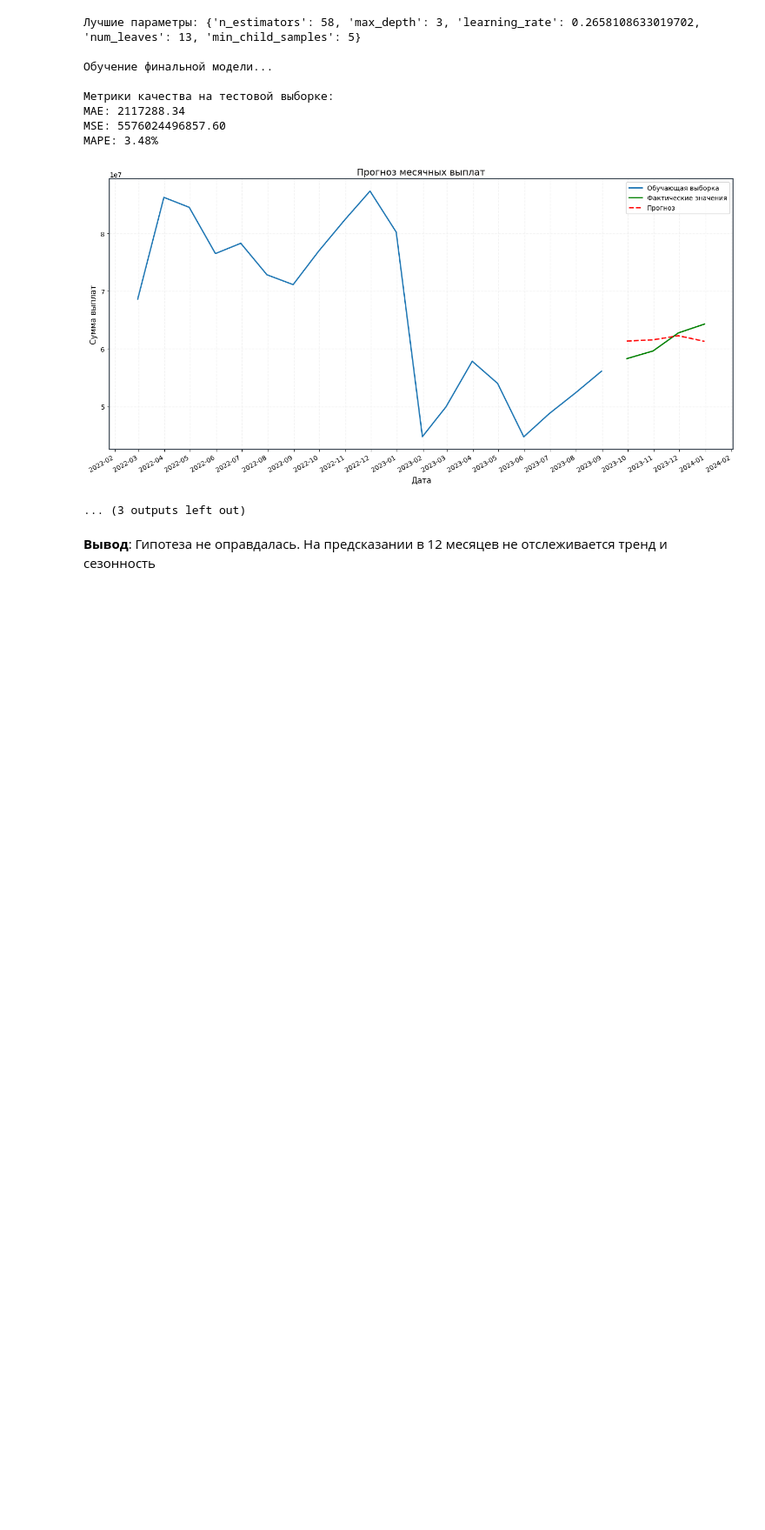
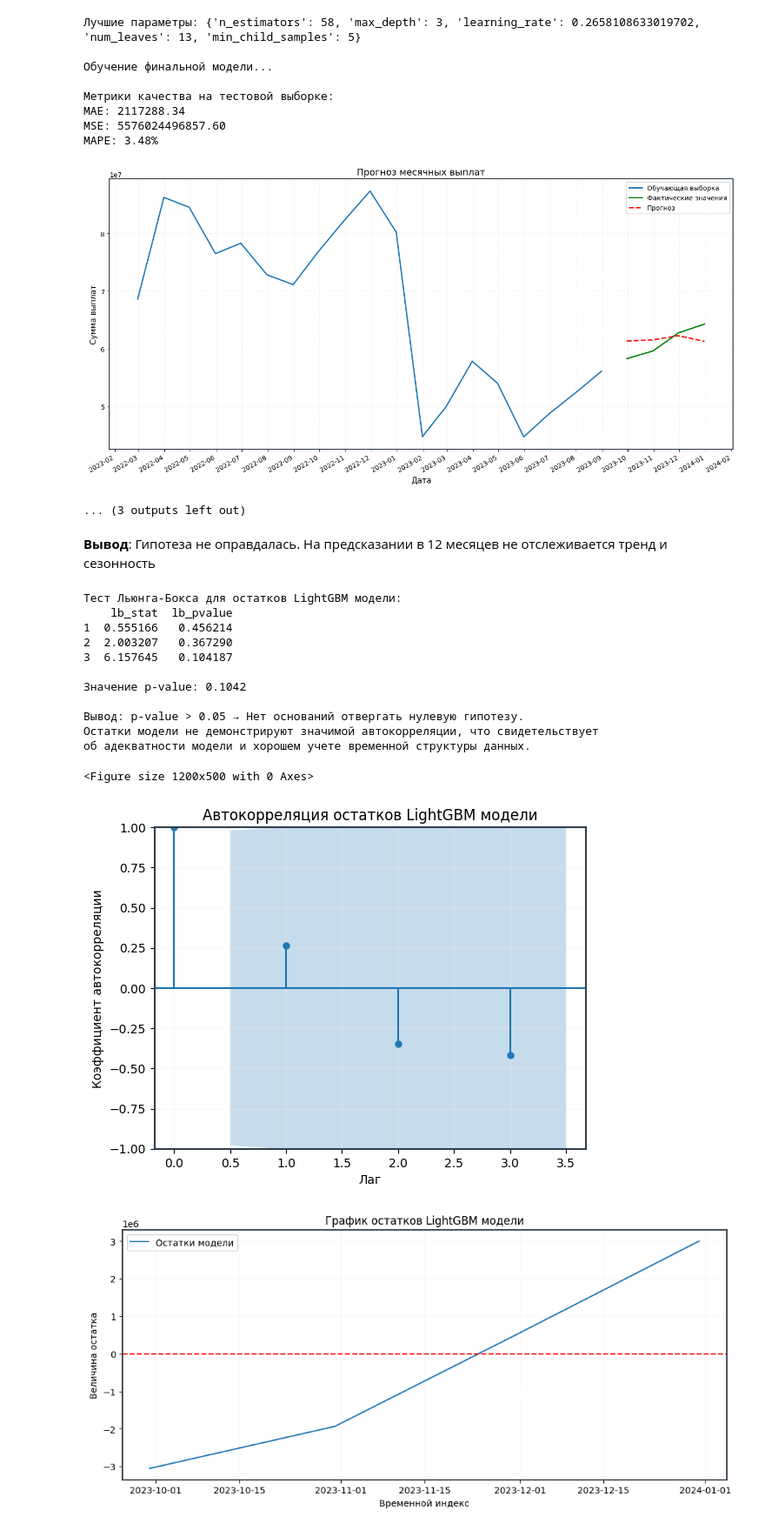
Before and after one commit to MaximIgitov/cup_it_25, a Jupyter notebook: hypotheses/h2_gb_lags.ipynb, the cells around one changed output. Shown at 87% size. Cells and saved outputs as stored; diff of their text form; code cells hidden in the pictures; blank space fills up the shorter version.

```diff
--- a/hypotheses/h2_gb_lags.ipynb
+++ b/hypotheses/h2_gb_lags.ipynb
@@ -319,3 +319,79 @@ MAPE: 3.48%
 ... (3 outputs left out)
 # %% [markdown]
 **Вывод**: Гипотеза не оправдалась. На предсказании в 12 месяцев не отслеживается тренд и сезонность
+# %%
+from statsmodels.stats.diagnostic import acorr_ljungbox
+from statsmodels.graphics.tsaplots import plot_acf
+
+# 1. Получение остатков модели
+residuals = y_test - test['forecast']
+
+# 2. Автоматический подбор максимального количества лагов
+max_possible_lags = min(12, len(residuals) - 1)  # Не больше 12 и не больше len(residuals)-1
+
+# 3. Тест Льюнга-Бокса
+if max_possible_lags > 0:
+    print("\nТест Льюнга-Бокса для остатков LightGBM модели:")
+    lb_test = acorr_ljungbox(residuals, lags=max_possible_lags, return_df=True)
+    print(lb_test)
+
+    # 4. Анализ p-value
+    p_value = lb_test['lb_pvalue'].iloc[-1]
+    print(f"\nЗначение p-value: {p_value:.4f}")
+
+    # 5. Интерпретация результатов
+    if p_value > 0.05:
+        print("\nВывод: p-value > 0.05 → Нет оснований отвергать нулевую гипотезу.")
+        print("Остатки модели не демонстрируют значимой автокорреляции, что свидетельствует")
+        print("об адекватности модели и хорошем учете временной структуры данных.")
+    else:
+        print("\nВывод: p-value ≤ 0.05 → Отвергаем нулевую гипотезу.")
+        print("Остатки содержат значимую автокорреляцию, что указывает на:")
+        print("- Неучтенные временные зависимости в модели")
+        print("- Возможную необходимость добавления дополнительных лагов")
+        print("- Недостаточное количество признаков для описания сезонности")
+
+    # 6. Визуализация автокорреляции остатков
+    plt.figure(figsize=(12, 5))
+    plot_acf(residuals, lags=max_possible_lags, alpha=0.05, title='Автокорреляция остатков LightGBM модели')
+    plt.xlabel('Лаг')
+    plt.ylabel('Коэффициент автокорреляции')
+    plt.grid(True, alpha=0.3)
+    plt.show()
+
+    # 7. Дополнительная диагностика: график остатков
+    plt.figure(figsize=(12, 5))
+    plt.plot(residuals, label='Остатки модели')
+    plt.axhline(0, color='red', linestyle='--')
+    plt.title('График остатков LightGBM модели')
+    plt.xlabel('Временной индекс')
+    plt.ylabel('Величина остатка')
+    plt.legend()
+    plt.grid(True, alpha=0.3)
+    plt.show()
+else:
+    print("\nНедостаточно данных для выполнения теста Льюнга-Бокса (требуется минимум 2 наблюдения).")
+
+# 8. Рекомендации по улучшению модели (если найдена автокорреляция)
+if 'p_value' in locals() and p_value <= 0.05:
+    print("\nРекомендации по улучшению модели:")
+    print("1. Добавьте больше временных лагов (lag_12, lag_24)")
+    print("2. Включите сезонные фичи (месяц, квартал)")
+    print("3. Попробуйте добавить скользящие статистики за 12 месяцев")
+    print("4. Рассмотрите комбинацию с ARIMA для моделирования остатков")
+    print("5. Увеличьте глубину дерева (max_depth) для лучшего учета долгосрочных зависимостей")
+# %% [output]
+Тест Льюнга-Бокса для остатков LightGBM модели:
+    lb_stat  lb_pvalue
+1  0.555166   0.456214
+2  2.003207   0.367290
+3  6.157645   0.104187
+
+Значение p-value: 0.1042
+
+Вывод: p-value > 0.05 → Нет оснований отвергать нулевую гипотезу.
+Остатки модели не демонстрируют значимой автокорреляции, что свидетельствует
+об адекватности модели и хорошем учете временной структуры данных.
+<Figure size 1200x500 with 0 Axes>
+[figure, added]
+[figure, added]
```
Also changed, not shown: 2 other files.
